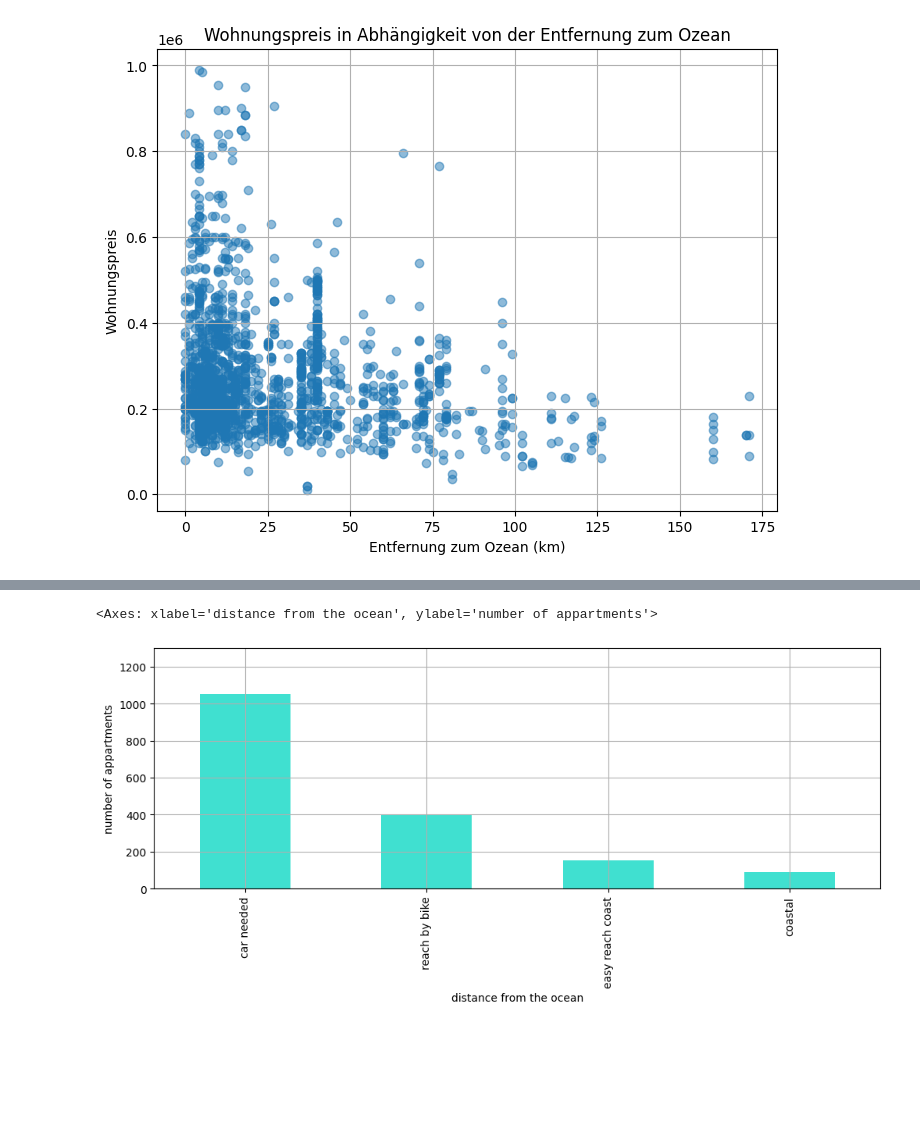
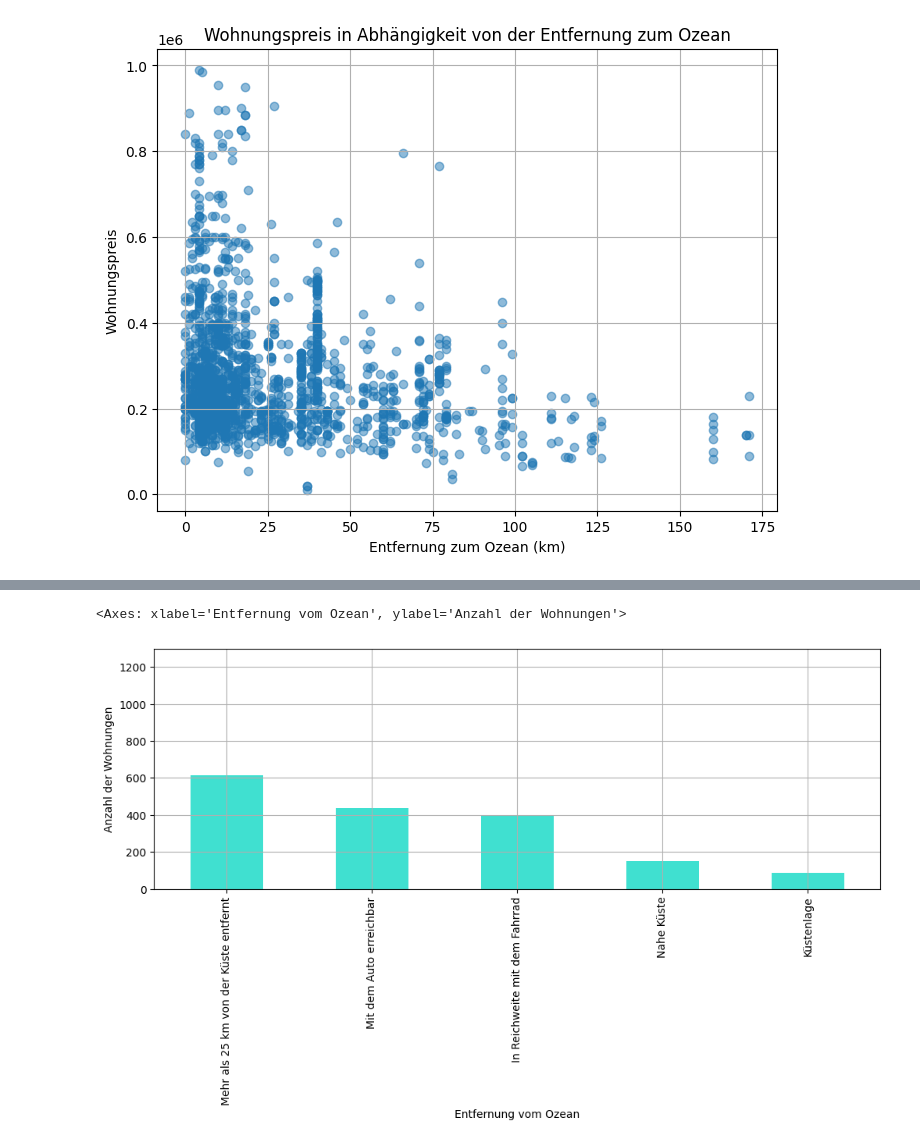
Before and after one commit to svetasta/Aufgabe2ML2024, a Jupyter notebook: DescriptiveSt_and_Regression.ipynb, the cells around one changed output, grey strips where cells are left out. Cells and saved outputs as stored; diff of their text form; code cells hidden in the pictures; blank space fills up the shorter version.

```diff
--- a/DescriptiveSt_and_Regression.ipynb
+++ b/DescriptiveSt_and_Regression.ipynb
@@ -82,3 +86,5 @@ Der Datensatz hat  Zeilen 1717 und 16 Spalten. Die Dimension des Datensatzes ist
+# %%
+df_Copy = df_Copy.rename(columns={'Rooms': 'Bedrooms'})
 # %%
 df_Copy.info()
 # %% [output]
@@ -144,6 +150,6 @@ Da die Wohnungen sind meisten nach typiche Standarten gebaut es macht Sin, dass
 # %%
 # Fehlende Werte in 'Net Floor Area (m2)' auffüllen
-mean_net_area = df_Copy.groupby('Rooms')['Net Floor Area (m2)'].transform('mean')
+mean_net_area = df_Copy.groupby('Bedrooms')['Net Floor Area (m2)'].transform('mean')
 #df_Copy['Net Floor Area (m2)'].fillna(mean_net_area, inplace=True)
 df_Copy['Net Floor Area (m2)'] = df_Copy['Net Floor Area (m2)'].fillna(mean_net_area)
 df_Copy.info()
@@ -342,10 +361,10 @@ plt.show()
 # %%
-# Definiere die Altersgruppen
-bins = [ 0, 3, 5, 10,float('inf')]
-labels = ['coastal', 'easy reach coast', 'reach by bike','car needed']
+# Definiere die Distanzen in km
+bins = [0, 3, 5, 10, 25, float('inf')]
+labels = ['Küstenlage', 'Nahe Küste', 'In Reichweite mit dem Fahrrad', 'Mit dem Auto erreichbar', 'Mehr als 25 km von der Küste entfernt']
 
-# Füge eine neue Spalte mit den Altersgruppen hinzu
-df_Copy['Distance_Group'] = pd.cut(df['Distance To Ocean'], bins=bins, labels=labels, right=False)
+# Füge eine neue Spalte mit den Distanzen hinzu
+df_Copy['Distance_Group'] = pd.cut(df_Copy['Distance To Ocean'], bins=bins, labels=labels, right=False)
 
 # Zeige den DataFrame mit der neuen Spalte an
 df_Copy.head()
@@ -364,13 +385,13 @@ See the caveats in the documentation: https://pandas.pydata.org/pandas-docs/stab
 # %%
-# Zeigen die statistiken nach altersgruppen für alle Kunden
+# Zeigen die statistiken nach Distanze für alle Wohnungen
 FIGSIZE = (12, 4)
-YLABEL = "number of appartments"
-XLABEL = "distance from the ocean"
+YLABEL = "Anzahl der Wohnungen"
+XLABEL = "Entfernung vom Ozean"
 GRID = True
 
 
 df_Copy["Distance_Group"].value_counts().plot.bar(
     figsize=FIGSIZE, ylabel=YLABEL, xlabel=XLABEL, ylim=(0, 1300), grid=GRID, color='turquoise')
 # %% [output]
-<Axes: xlabel='distance from the ocean', ylabel='number of appartments'>
+<Axes: xlabel='Entfernung vom Ozean', ylabel='Anzahl der Wohnungen'>
-[figure, old version]
+[figure, new version]
```
Also changed, not shown: parts of 64 cells of this notebook.
